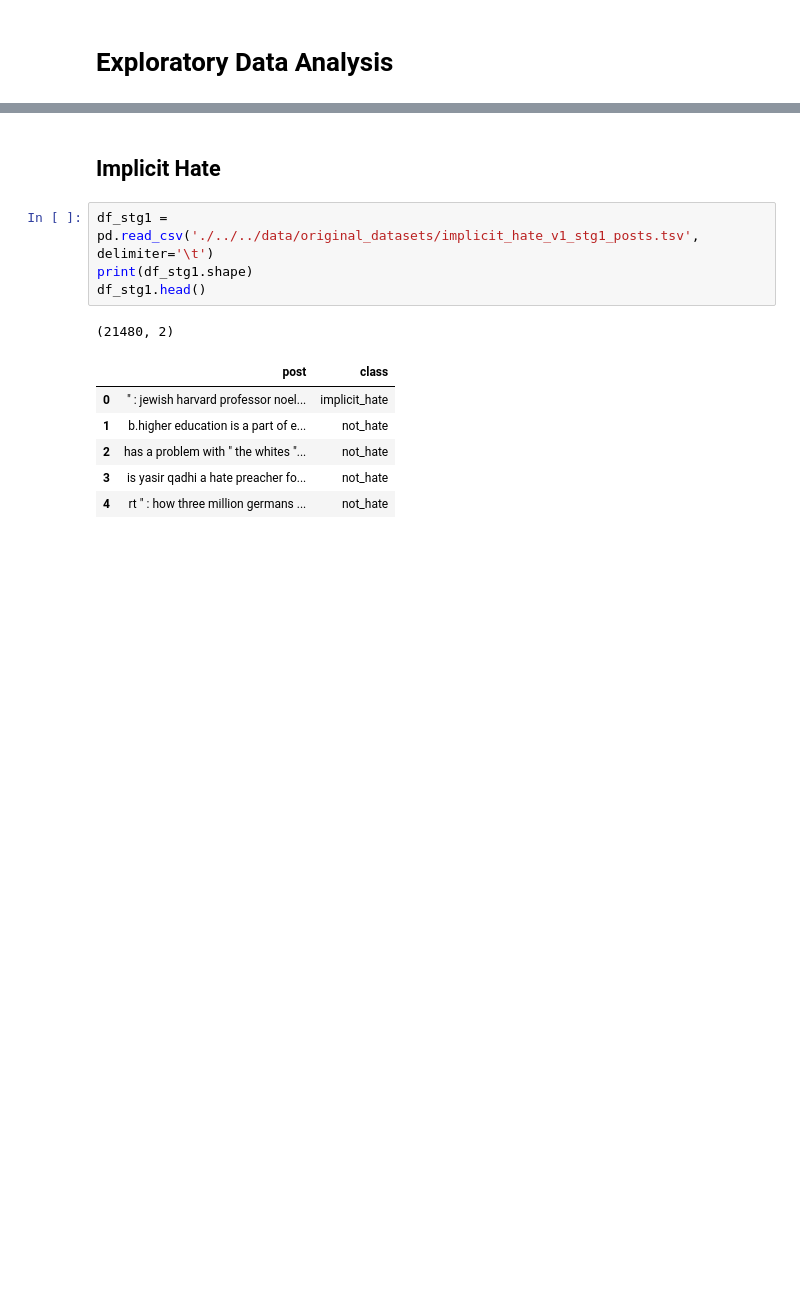
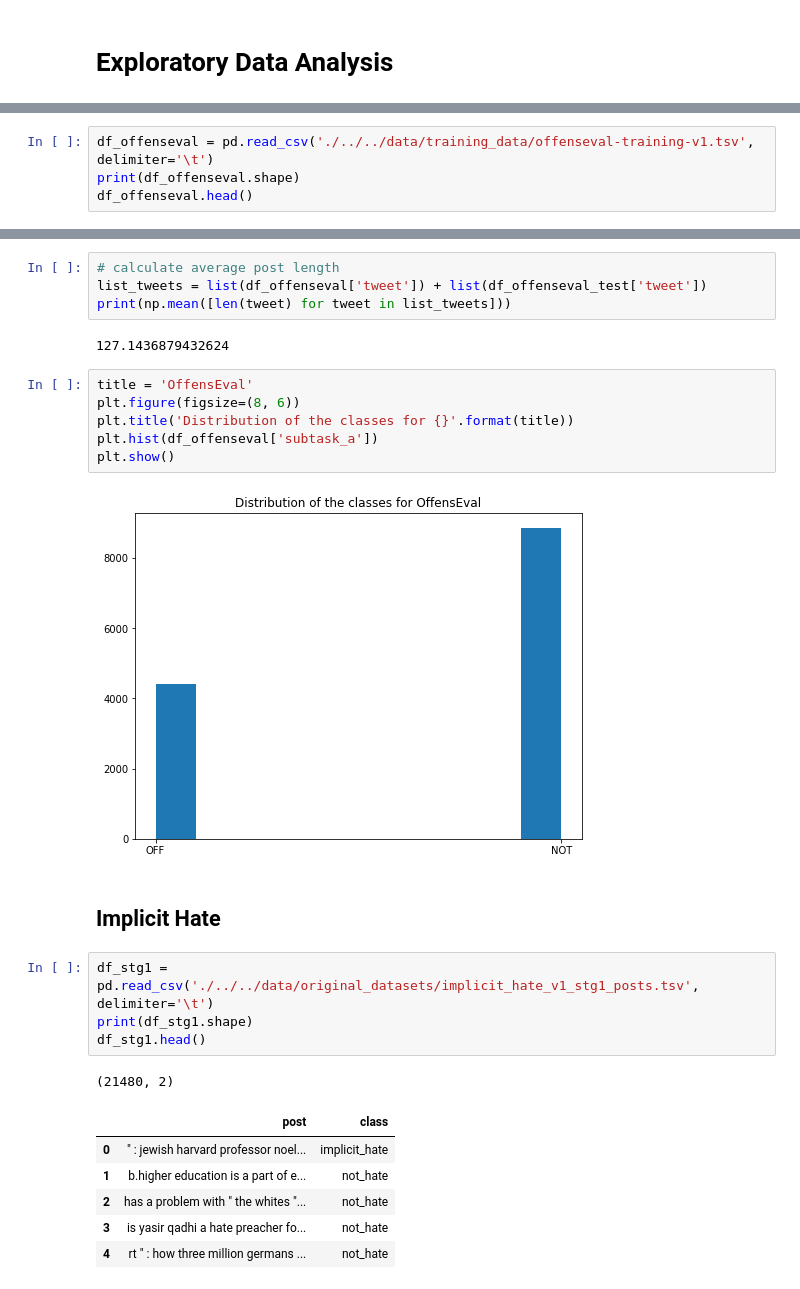
Before and after one commit to richouzo/cs6471-project, a Jupyter notebook: src/analysis/data_analysis.ipynb, the cells around one changed output, grey strips where cells are left out. Drawn from its saved outputs; the diff is of its cells as text; blank space fills up the shorter version.

Commit message:
Add OffensEval, data distribution and examples in data analysis

```diff
--- a/src/analysis/data_analysis.ipynb
+++ b/src/analysis/data_analysis.ipynb
@@ -4,0 +22,4 @@ import pandas as pd
+# %%
+df_offenseval = pd.read_csv('./../../data/training_data/offenseval-training-v1.tsv', delimiter='\t')
+print(df_offenseval.shape)
+df_offenseval.head()
@@ -5,3 +46,17 @@ import pandas as pd
+# %%
+# calculate average post length
+list_tweets = list(df_offenseval['tweet']) + list(df_offenseval_test['tweet'])
+print(np.mean([len(tweet) for tweet in list_tweets]))
+# %% [output]
+127.1436879432624
+# %%
+title = 'OffensEval'
+plt.figure(figsize=(8, 6))
+plt.title('Distribution of the classes for {}'.format(title))
+plt.hist(df_offenseval['subtask_a'])
+plt.show()
+# %% [output]
+[figure, added]
 # %% [markdown]
 ## Implicit Hate
 # %%
```
Also changed, not shown: parts of 15 cells of this notebook.
